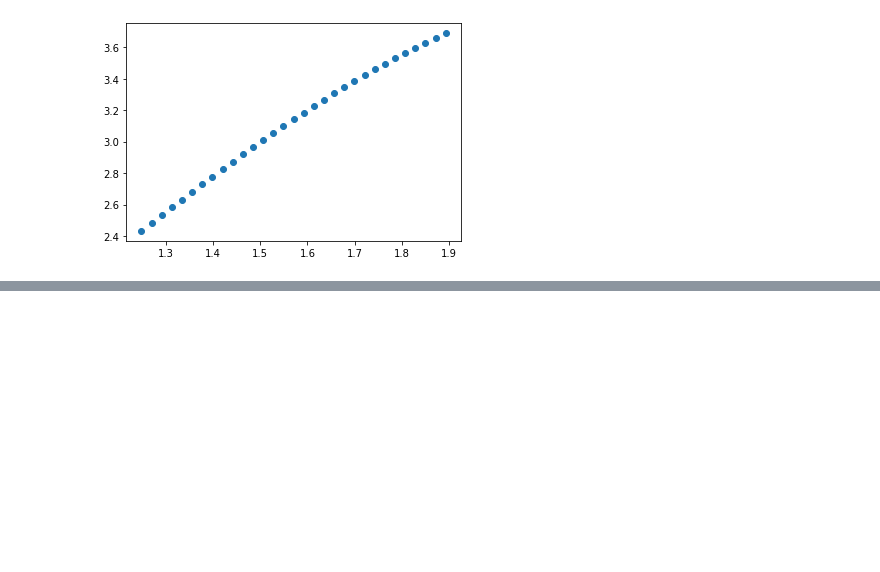
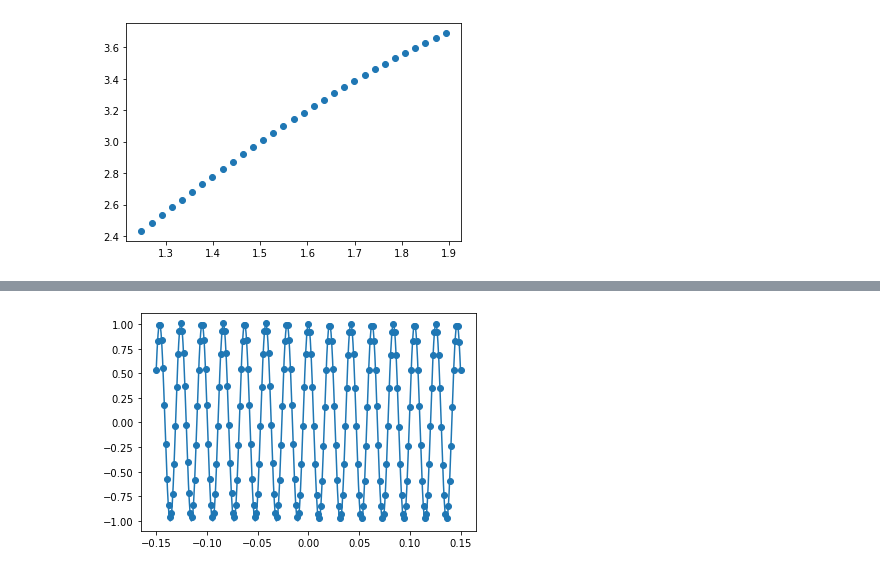
Before and after one commit to Talented-K64MI/MI3040-Numerical-Analysis, a Jupyter notebook: Topic 5 - Solving Differential Equations/Pica/Pica.ipynb, the cells around one changed output, grey strips where cells are left out. Drawn from its saved outputs; the diff is of its cells as text; code cells hidden in the pictures; blank space fills up the shorter version.

```diff
--- a/Topic 5 - Solving Differential Equations/Pica/Pica.ipynb
+++ b/Topic 5 - Solving Differential Equations/Pica/Pica.ipynb
@@ -212,0 +168,32 @@ def Pica(filename, length = None, M = None, L = None, deltaT = None):
+# %%
+#plot
+#region
+def PlotPairs(pairList):
+    t,x = zip(*pairList)
+    plt.scatter(t,x)
+
+def PlotSymbol(symbolOutput):
+    func, interval = symbolOutput
+    #t = linspace(interval[0], interval[1], 1000)
+    #func = t**3/3 + t**7/67
+    plot((func, (t, interval[0], interval[1])))
+
+def PlotBoth(symbolOutput, pairList):
+    t1, x1 = zip(*pairList)
+    plt.scatter(t1,x1)
+    func, interval = symbolOutput
+    t_vals = linspace(interval[0], interval[1], 1000)
+    lam_x = lambdify(t, func, modules=['numpy'])
+    x_vals = lam_x(t_vals)
+    plt.plot(t_vals, x_vals)
+
+def Plot(f, interval, label = ""):
+    t_vals = linspace(interval[0], interval[1], 1000)
+    lam_x = lambdify(t, f, modules = ['numpy'])
+    x_vals = lam_x(t_vals)
+    plt.plot(t_vals, x_vals)
+    #plt.show()
+#endregion
+
+#Program
+#region
@@ -258,0 +269,10 @@ PlotBoth(result, result1)
+# %%
+filename = "input5.txt"
+
+result1 = Pica(filename, length = 222, M = 50, L = 1)
+PlotPairs(result1)
+interval = (float(result1[0][0]), float(result1[len(result1)-1][0]))
+Plot(cos(300*t), interval)
+plt.show()
+# %% [output]
+[figure, added]
```
Also changed, not shown: parts of 17 cells of this notebook, 5 other files.
